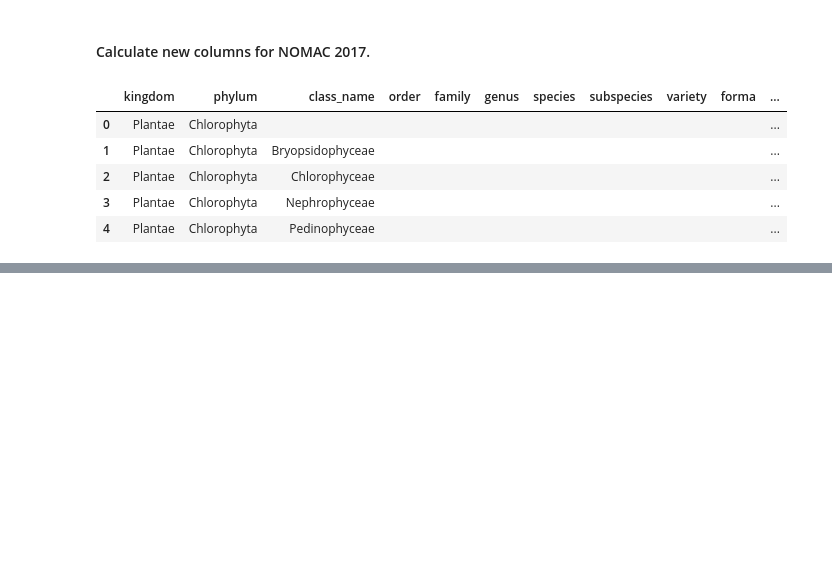
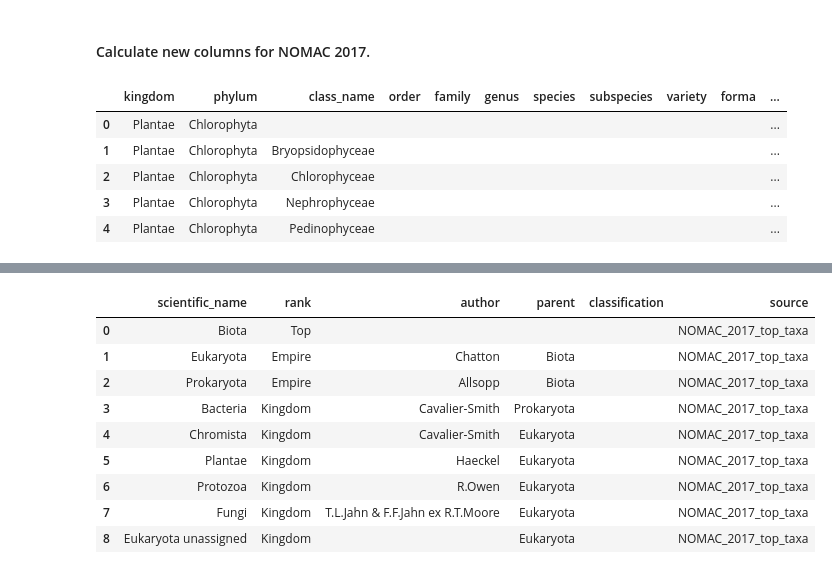
Before and after one commit to nordicmicroalgae/nordicmicroalgae-content, a Jupyter notebook: prepare_content/NOMAC_2017_species/NOMAC2017_prepare-1_species.ipynb, the cells around one changed output, grey strips where cells are left out. Drawn from its saved outputs; the diff is of its cells as text; code cells hidden in the pictures; blank space fills up the shorter version.

```diff
--- a/prepare_content/NOMAC_2017_species/NOMAC2017_prepare-1_species.ipynb
+++ b/prepare_content/NOMAC_2017_species/NOMAC2017_prepare-1_species.ipynb
@@ -277,0 +366,20 @@ Length df_nomac2017: 7762
+# %%
+file_name = 'NOMAC_2017_top_taxa.txt'
+df_top_taxa = pd.read_csv('./in_data/' + file_name,
+                          sep='\t', encoding='cp1252',
+                          na_values=['nan'], keep_default_na=False,
+                          )
+df_top_taxa['source'] = 'NOMAC_2017_top_taxa'
+
+df_top_taxa
+# %% [output]
+|  | scientific_name | rank | author | parent | classification | source |
+| 0 | Biota | Top |  |  |  | NOMAC_2017_top_taxa |
+| 1 | Eukaryota | Empire | Chatton | Biota |  | NOMAC_2017_top_taxa |
+| 2 | Prokaryota | Empire | Allsopp | Biota |  | NOMAC_2017_top_taxa |
+| 3 | Bacteria | Kingdom | Cavalier-Smith | Prokaryota |  | NOMAC_2017_top_taxa |
+| 4 | Chromista | Kingdom | Cavalier-Smith | Eukaryota |  | NOMAC_2017_top_taxa |
+| 5 | Plantae | Kingdom | Haeckel | Eukaryota |  | NOMAC_2017_top_taxa |
+| 6 | Protozoa | Kingdom | R.Owen | Eukaryota |  | NOMAC_2017_top_taxa |
+| 7 | Fungi | Kingdom | T.L.Jahn & F.F.Jahn ex R.T.Moore | Eukaryota |  | NOMAC_2017_top_taxa |
+| 8 | Eukaryota unassigned | Kingdom |  | Eukaryota |  | NOMAC_2017_top_taxa |
```
Also changed, not shown: parts of 21 cells of this notebook, 11 other files.
